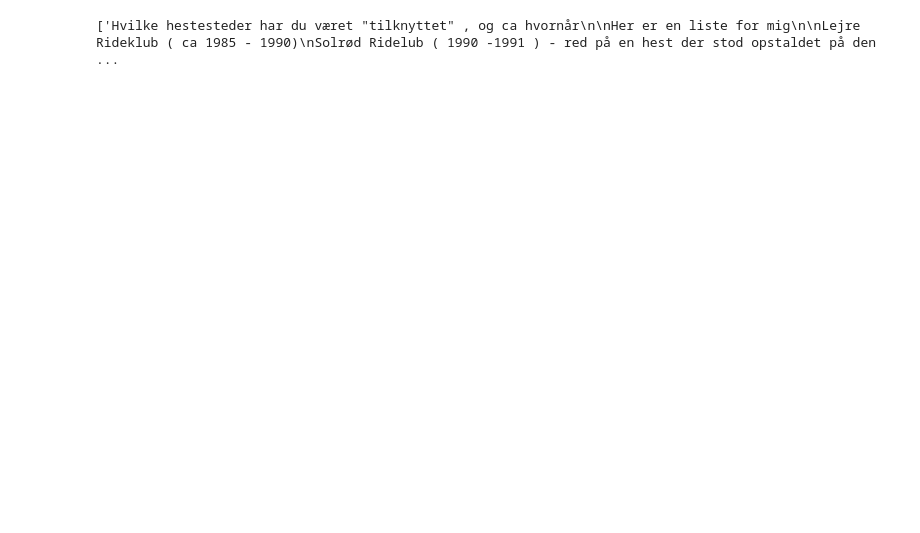
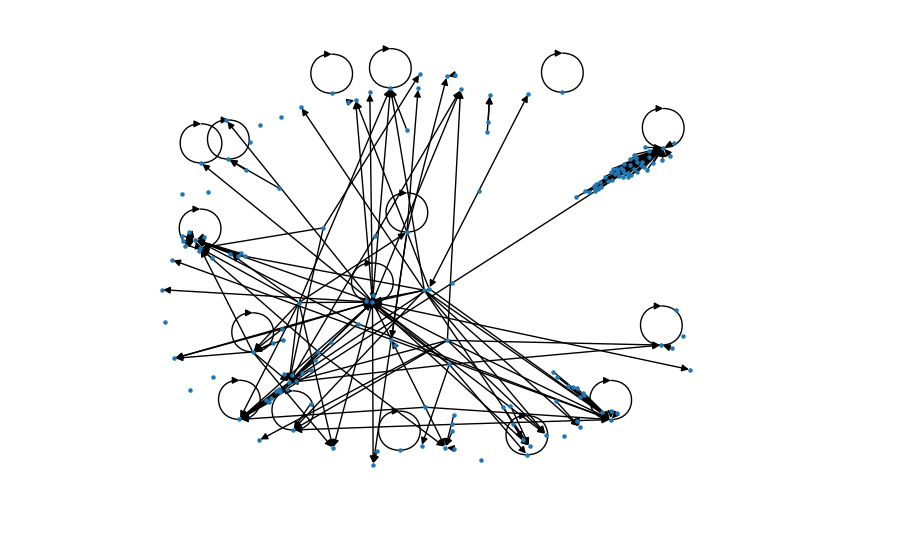
Before and after one commit to eskehaack/SGI_exam_project, a Jupyter notebook: scraper/sandbox.ipynb, the cells around one changed output. Drawn from its saved outputs; the diff is of its cells as text; code cells hidden in the pictures; blank space fills up the shorter version.

Commit message:
further plotting and scraping testing

```diff
--- a/scraper/sandbox.ipynb
+++ b/scraper/sandbox.ipynb
@@ -43,4 +60,0 @@ for td in td_elements:
-# %%
-print(danish_texts)
-# %% [output]
-['Hvilke hestesteder har du været "tilknyttet" , og ca hvornår\n\nHer er en liste for mig\n\nLejre Rideklub ( ca 1985 - 1990)\nSolrød Ridelub ( 1990 -1991 ) - red på en hest der stod opstaldet på den  ...
@@ -46,0 +83,40 @@ print(danish_texts)
+# %%
+# Initialize a directed graph (DiGraph)
+G = nx.DiGraph()
+
+# Initialize a dictionary to store text lengths for each author
+author_text_lengths = {}
+
+# Keep track of added nodes
+added_nodes = set()
+
+# Process each webpage
+for idx, (authors, text_sections) in enumerate(zip(authors_data, texts_data)):
+    # The first author in the inner list is the OP author
+    try:
+        op_author = authors[0]
+    except:
+        print(idx, authors, text_sections)
+        break
+
+    # Add nodes for all authors, including the OP, and initialize the "OP_author" attribute to 0
+    for author in authors:
+        if author not in added_nodes:
+            G.add_node(author, OP_author=0, reads=0)
+            added_nodes.add(author)
+
+    # Update the "OP_author" attribute for the OP author
+    G.nodes[op_author]["OP_author"] += 1
+    G.nodes[op_author]["reads"] += len(authors)-1
+
+    # Connect the OP author to all other authors with weighted edges
+    for author in authors[1:]:
+        if G.has_edge(author, op_author):
+            G[author][op_author]["weight"] += 1  # Increment the edge weight
+        else:
+            G.add_edge(author, op_author, weight=1)  # Initialize edge weight to 1
+
+    # Calculate text lengths and store in the author_text_lengths dictionary
+    for author, text_section in zip(authors, text_sections):
+        text_length = len(text_section)
+        author_text_lengths[author] = text_length
@@ -46,0 +127,4 @@ print(danish_texts)
+# %%
+nx.draw(G,node_size=5)
+# %% [output]
+[figure, added]
```
Also changed, not shown: parts of 12 cells of this notebook, 1 other file.
